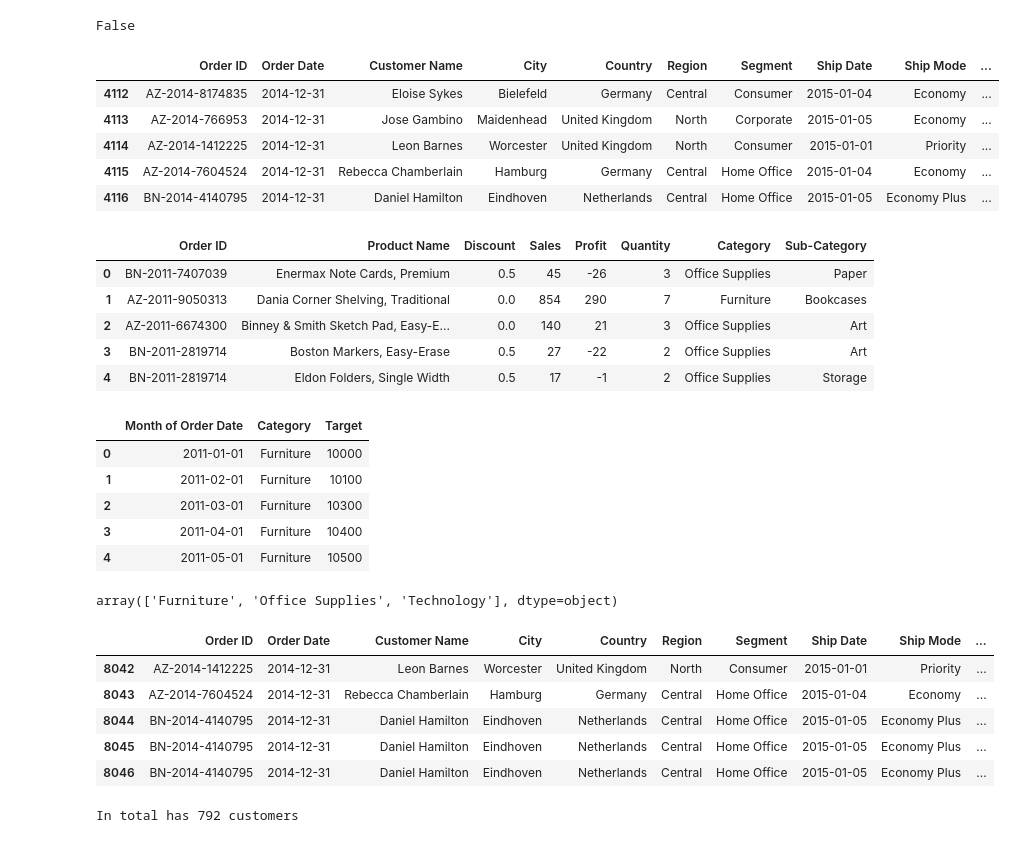
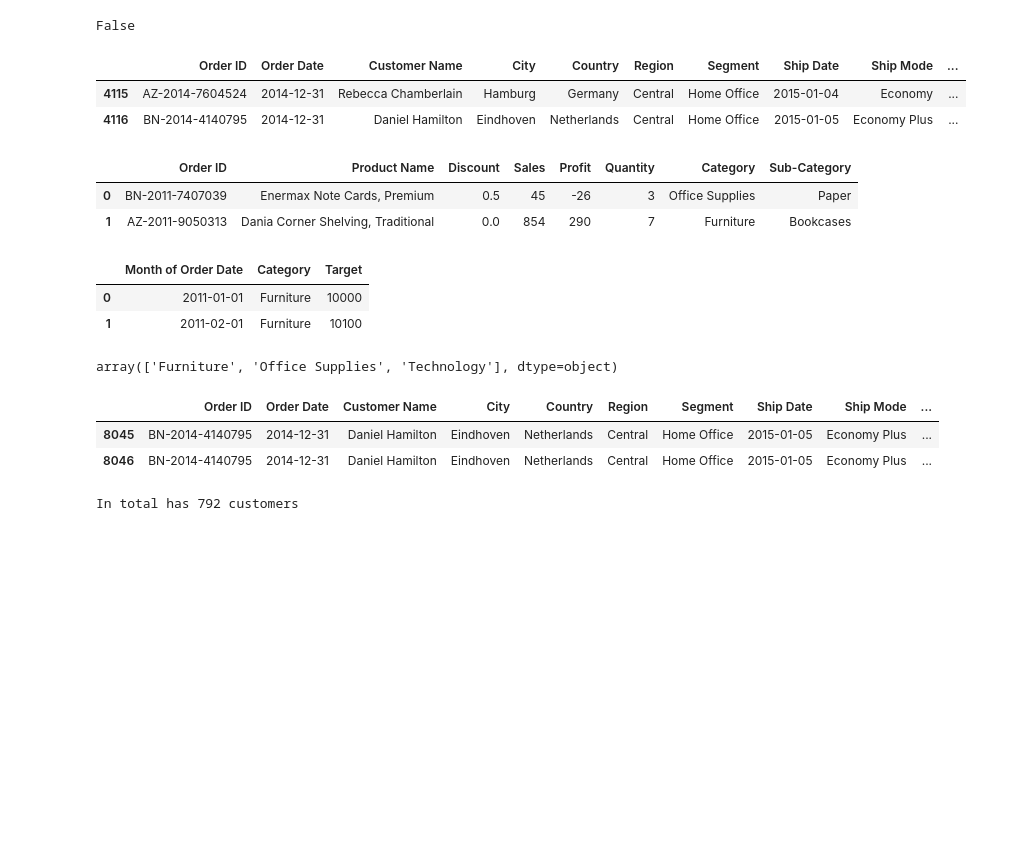
Before and after one commit to Chloejay/ecommerce_dataTask, a Jupyter notebook: analysis/e-commerce_analysis_case.ipynb, the cells around one changed output. Saved outputs shown, nothing was run; the diff lists cells and outputs as text; code cells hidden in the pictures; blank space fills up the shorter version.

```diff
--- a/analysis/e-commerce_analysis_case.ipynb
+++ b/analysis/e-commerce_analysis_case.ipynb
@@ -106,35 +130,26 @@ SalesTargets.duplicated().any()
 # %% [output]
 False
 # %%
-ListOfOrders.tail()
+ListOfOrders.tail(2)
 # ListOfOrders[ListOfOrders["Order ID"]=="BN-2014-4140795"]
 # %% [output]
 |  | Order ID | Order Date | Customer Name | City | Country | Region | Segment | Ship Date | Ship Mode | ... |
-| 4112 | AZ-2014-8174835 | 2014-12-31 | Eloise Sykes | Bielefeld | Germany | Central | Consumer | 2015-01-04 | Economy | ... |
-| 4113 | AZ-2014-766953 | 2014-12-31 | Jose Gambino | Maidenhead | United Kingdom | North | Corporate | 2015-01-05 | Economy | ... |
-| 4114 | AZ-2014-1412225 | 2014-12-31 | Leon Barnes | Worcester | United Kingdom | North | Consumer | 2015-01-01 | Priority | ... |
 | 4115 | AZ-2014-7604524 | 2014-12-31 | Rebecca Chamberlain | Hamburg | Germany | Central | Home Office | 2015-01-04 | Economy | ... |
 | 4116 | BN-2014-4140795 | 2014-12-31 | Daniel Hamilton | Eindhoven | Netherlands | Central | Home Office | 2015-01-05 | Economy Plus | ... |
 # %%
-OrderBreakdown.head()
+OrderBreakdown.head(2)
 # OrderBreakdown[OrderBreakdown["Order ID"]=="BN-2014-4140795"]
 # %% [output]
 |  | Order ID | Product Name | Discount | Sales | Profit | Quantity | Category | Sub-Category |
 | 0 | BN-2011-7407039 | Enermax Note Cards, Premium | 0.5 | 45 | -26 | 3 | Office Supplies | Paper |
 | 1 | AZ-2011-9050313 | Dania Corner Shelving, Traditional | 0.0 | 854 | 290 | 7 | Furniture | Bookcases |
-| 2 | AZ-2011-6674300 | Binney & Smith Sketch Pad, Easy-E... | 0.0 | 140 | 21 | 3 | Office Supplies | Art |
-| 3 | BN-2011-2819714 | Boston Markers, Easy-Erase | 0.5 | 27 | -22 | 2 | Office Supplies | Art |
-| 4 | BN-2011-2819714 | Eldon Folders, Single Width | 0.5 | 17 | -1 | 2 | Office Supplies | Storage |
 # %%
 # For each main category=>sub-category, monthly sales target below.
-SalesTargets.head()
+SalesTargets.head(2)
 # %% [output]
 |  | Month of Order Date | Category | Target |
 | 0 | 2011-01-01 | Furniture | 10000 |
 | 1 | 2011-02-01 | Furniture | 10100 |
-| 2 | 2011-03-01 | Furniture | 10300 |
-| 3 | 2011-04-01 | Furniture | 10400 |
-| 4 | 2011-05-01 | Furniture | 10500 |
 # %%
 SalesTargets.Category.unique()
 # %% [output]
@@ -142,12 +157,9 @@ array(['Furniture', 'Office Supplies', 'Technology'], dtype=object)
 # %%
 # => expand order list: merge ListofOders and OrdersBrokendown tables based on shared "Order ID"
 FullOrderList= ListOfOrders.merge(OrderBreakdown, on="Order ID", how="left")
-FullOrderList.tail()
+FullOrderList.tail(2)
 # %% [output]
 |  | Order ID | Order Date | Customer Name | City | Country | Region | Segment | Ship Date | Ship Mode | ... |
-| 8042 | AZ-2014-1412225 | 2014-12-31 | Leon Barnes | Worcester | United Kingdom | North | Consumer | 2015-01-01 | Priority | ... |
-| 8043 | AZ-2014-7604524 | 2014-12-31 | Rebecca Chamberlain | Hamburg | Germany | Central | Home Office | 2015-01-04 | Economy | ... |
-| 8044 | BN-2014-4140795 | 2014-12-31 | Daniel Hamilton | Eindhoven | Netherlands | Central | Home Office | 2015-01-05 | Economy Plus | ... |
 | 8045 | BN-2014-4140795 | 2014-12-31 | Daniel Hamilton | Eindhoven | Netherlands | Central | Home Office | 2015-01-05 | Economy Plus | ... |
 | 8046 | BN-2014-4140795 | 2014-12-31 | Daniel Hamilton | Eindhoven | Netherlands | Central | Home Office | 2015-01-05 | Economy Plus | ... |
 # %%
```
Also changed, not shown: parts of 12 cells of this notebook, 7 other files.
